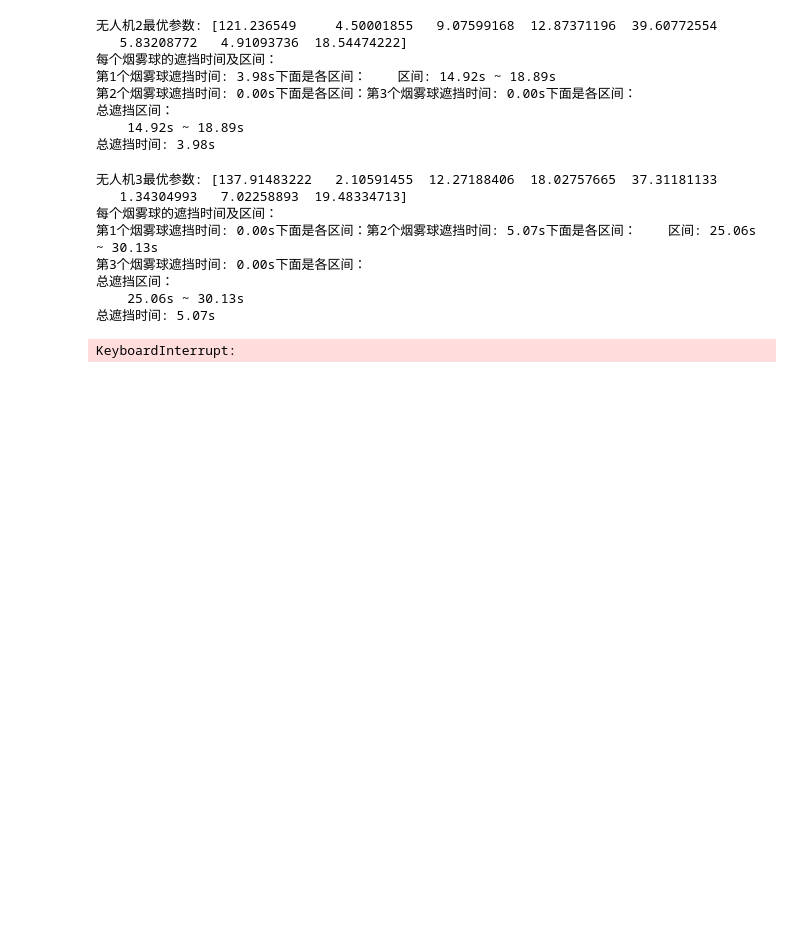
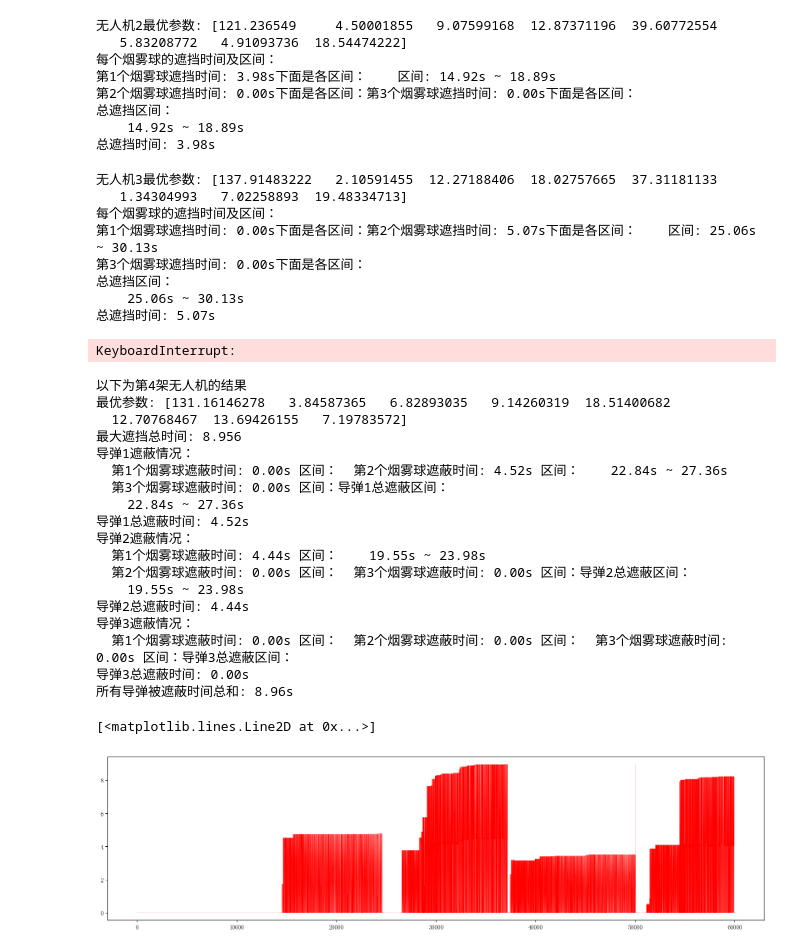
Before and after one commit to lumen183/2025A_practice, a Jupyter notebook: new_solution05.ipynb, the cells around one changed output. Drawn from its saved outputs; the diff is of its cells as text; code cells hidden in the pictures; blank space fills up the shorter version.

```diff
--- a/new_solution05.ipynb
+++ b/new_solution05.ipynb
@@ -276,50 +276,77 @@ KeyboardInterrupt:
 # %%
 from calc_cover_time import *
 from scipy.optimize import dual_annealing
-
+bounds = [
+    (130,140),  (np.pi/2,np.pi*3/2),  (0,13.87), (1,13.87), (2, 13.87),     (0,18.97),(0,18.97),(0,18.97),    #第一架飞机的参数限制
+    (70,140),   (np.pi, np.pi*2),     (0, 50),   (1,50),    (2,50),         (0,16.74),(0, 16.74),(0, 16.74),    #第二架飞机的参数限制
+    (70,140),   (0,np.pi),            (0,60),    (1,60),    (2,60),         (0, 11.9),(0, 11.9),(0, 11.9),    #第三架飞机的参数限制
+    (70,140),   (np.pi, np.pi*2),     (0, 56),   (0, 56),   (0, 56),        (0, 18.97),(0, 18.97),(0, 18.97),    #第四架飞机的参数限制
+    (70,140),   (0, np.pi),           (0, 43.7), (1, 43.7), (2, 43.7),      (0,16.12),(0,16.12),(0,16.12),    #第五架飞机的参数限制
+]
 cover_time_hist = []
-
+idx = 3
 missile_trajs = [get_missile_traj(missile_starts[i], fake_target, v_M1, t_list) for i in range(3)]
 # 优化目标函数
 def sa_objective_multi(x):
     try:
         speed = x[0]
         direction_angle = x[1]
         throw_times = x[2:5]
         burst_delays = x[5:8]
-        smoke_centers = get_smoke_center_multi(drone_pos[0], direction_angle, speed, throw_times, burst_delays, t_list)
+        smoke_centers = get_smoke_center_multi(drone_pos[idx], direction_angle, speed, throw_times, burst_delays, t_list)
         cover_time = get_missile_cover_time_multi_bomb_and_missile(smoke_centers, missile_trajs, true_target, smoke_R, t_list)
         cover_time_hist.append(cover_time)
         return -cover_time
     except AssertionError:
         return 1e6  # 参数非法时返回极小值
 
 # 参数边界：[速度, 角度, 投弹1, 投弹2, 投弹3, 爆炸1, 爆炸2, 爆炸3]
-bounds = [
-    (70, 140),           # speed
-    (np.pi/2, np.pi *3 / 2),        # angle
-    (0, 20), (1, 20), (2, 30),   # throw_times
-    (0, 20), (1, 20), (2, 20),   # burst_delays
-]
+bounds = bounds[idx]
 
 from tqdm.notebook import tqdm
-max_iter = 4000
+max_iter = 6000
 pbar = tqdm(total=max_iter, desc="退火优化进度")
 
 def progress_callback(x, f, context):
     pbar.update(1)
 
 result = dual_annealing(
     sa_objective_multi,
     bounds,
     maxiter=max_iter,
     seed=42,
     callback=progress_callback,
-    initial_temp=10000,
+    initial_temp=20000,
 )
-
+print(f"以下为第{idx+1}架无人机的结果")
 print("最优参数:", result.x)
 print("最大遮挡总时间:", -result.fun)
-plt.plot(cover_time_hist)
+
 pbar.close()
+
+# 调试get_missile_cover_time_multi_bomb_and_missile
+smoke_centers01 = get_smoke_center_multi(drone_pos[idx], result.x[1], result.x[0], result.x[2:5], result.x[5:8], t_list)
+get_missile_cover_time_multi_bomb_and_missile(smoke_centers01, missile_trajs, true_target, smoke_R, t_list, debug=True)
+plt.figure(figsize=(20, 5))
+# %% [output]
+以下为第4架无人机的结果
+最优参数: [131.16146278   3.84587365   6.82893035   9.14260319  18.51400682
+  12.70768467  13.69426155   7.19783572]
+最大遮挡总时间: 8.956
+导弹1遮蔽情况：
+  第1个烟雾球遮蔽时间: 0.00s 区间：  第2个烟雾球遮蔽时间: 4.52s 区间：    22.84s ~ 27.36s
+  第3个烟雾球遮蔽时间: 0.00s 区间：导弹1总遮蔽区间：
+    22.84s ~ 27.36s
+导弹1总遮蔽时间: 4.52s
+导弹2遮蔽情况：
+  第1个烟雾球遮蔽时间: 4.44s 区间：    19.55s ~ 23.98s
+  第2个烟雾球遮蔽时间: 0.00s 区间：  第3个烟雾球遮蔽时间: 0.00s 区间：导弹2总遮蔽区间：
+    19.55s ~ 23.98s
+导弹2总遮蔽时间: 4.44s
+导弹3遮蔽情况：
+  第1个烟雾球遮蔽时间: 0.00s 区间：  第2个烟雾球遮蔽时间: 0.00s 区间：  第3个烟雾球遮蔽时间: 0.00s 区间：导弹3总遮蔽区间：
+导弹3总遮蔽时间: 0.00s
+所有导弹被遮蔽时间总和: 8.96s
+[<matplotlib.lines.Line2D at 0x...>]
+[figure, added]
 # %%
```
Also changed, not shown: parts of 1 cell of this notebook, 5 other files.
